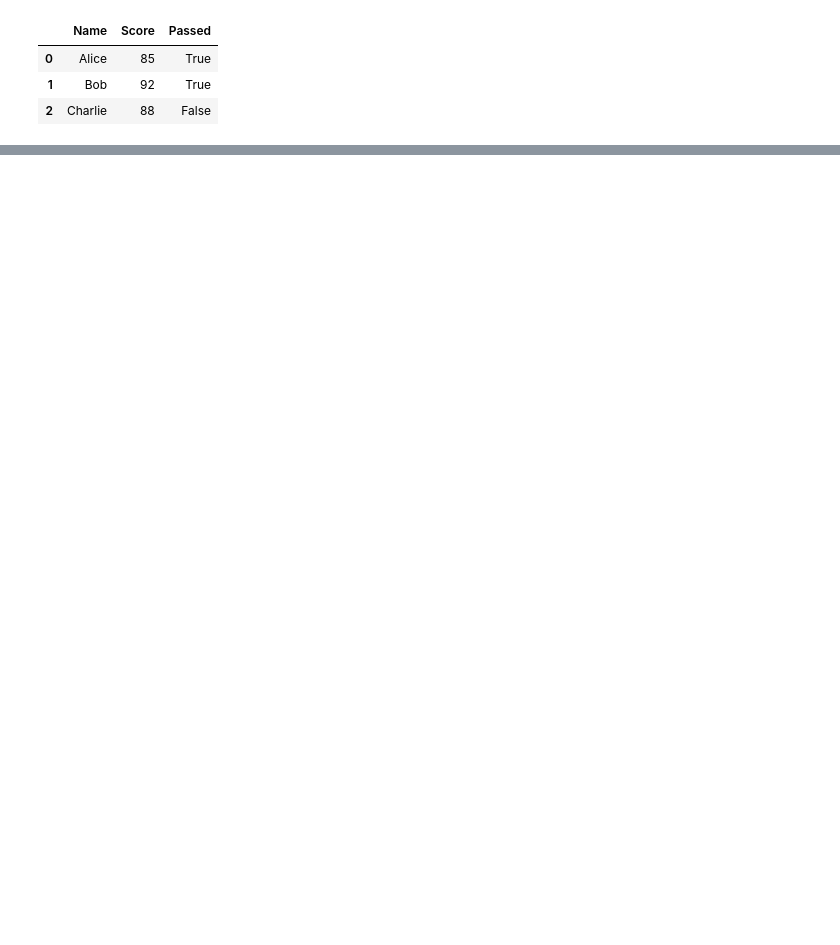
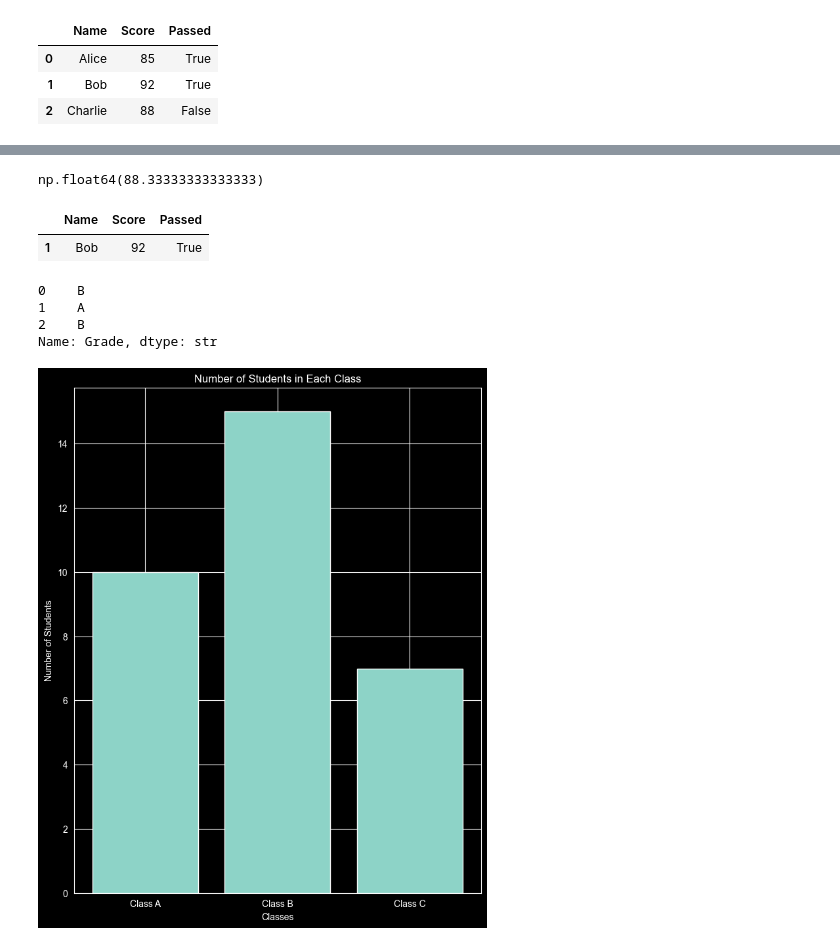
Before and after one commit to vinnipukh/learningpy, a Jupyter notebook: midterm2prep/midterm2partc.ipynb, the cells around one changed output, grey strips where cells are left out. Saved outputs shown, nothing was run; the diff lists cells and outputs as text; code cells hidden in the pictures; blank space fills up the shorter version.

```diff
--- a/midterm2prep/midterm2partc.ipynb
+++ b/midterm2prep/midterm2partc.ipynb
@@ -48,0 +66,4 @@ df
+# %%
+df["Score"].mean()
+# %% [output]
+np.float64(88.33333333333333)
@@ -48,0 +72,24 @@ df
+# %%
+df_filtered
+# %% [output]
+|  | Name | Score | Passed |
+| 1 | Bob | 92 | True |
+# %%
+df["Grade"] = "C"
+df.loc[df["Score"]>=80,"Grade"] = "B"
+df.loc[df["Score"]>=90,"Grade"] = "A"
+df["Grade"]
+# %% [output]
+0    B
+1    A
+2    B
+Name: Grade, dtype: str
+# %%
+plt.figure(figsize=(8,10))
+plt.bar(x=("Class A","Class B","Class C"),height=(10,15,7))
+plt.xlabel("Classes")
+plt.ylabel("Number of Students")
+plt.title("Number of Students in Each Class")
+plt.show()
+# %% [output]
+[figure, added]
```
Also changed, not shown: parts of 9 cells of this notebook, 5 other files.
